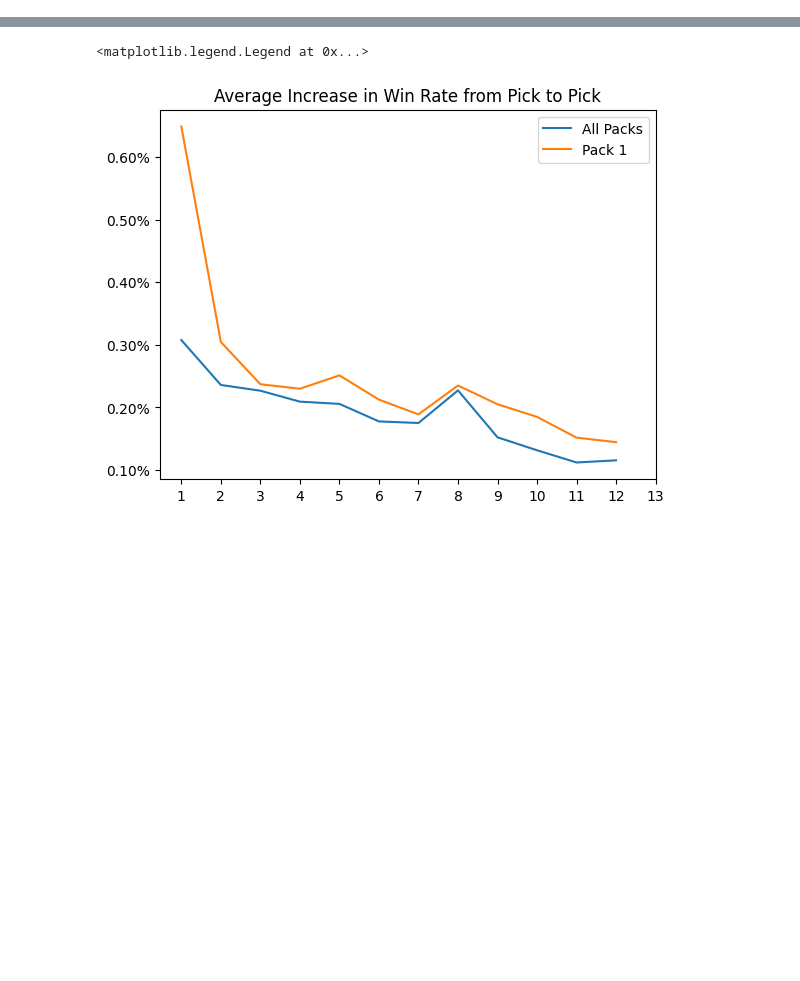
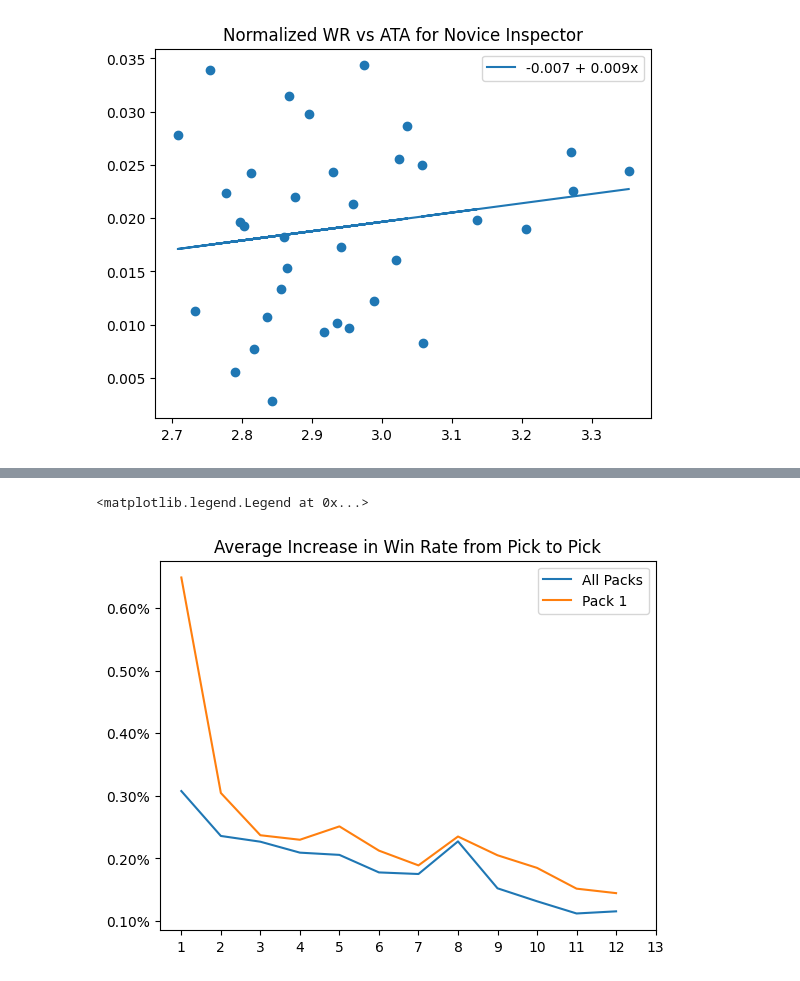
Before and after one commit to oelarnes/iwd, a Jupyter notebook: Pick Value.ipynb, the cells around one changed output, grey strips where cells are left out. Cells and saved outputs as stored; diff of their text form; code cells hidden in the pictures; blank space fills up the shorter version.

```diff
--- a/Pick Value.ipynb
+++ b/Pick Value.ipynb
@@ -63,0 +144,4 @@ ata = (match_counts_all_packs * numpy.arange(1,14).reshape(1,13)).sum(axis=1) /
+# %%
+scatter_wr_vs_ata('Novice Inspector', 7)
+# %% [output]
+[figure, added]
```
Also changed, not shown: parts of 17 cells of this notebook.
